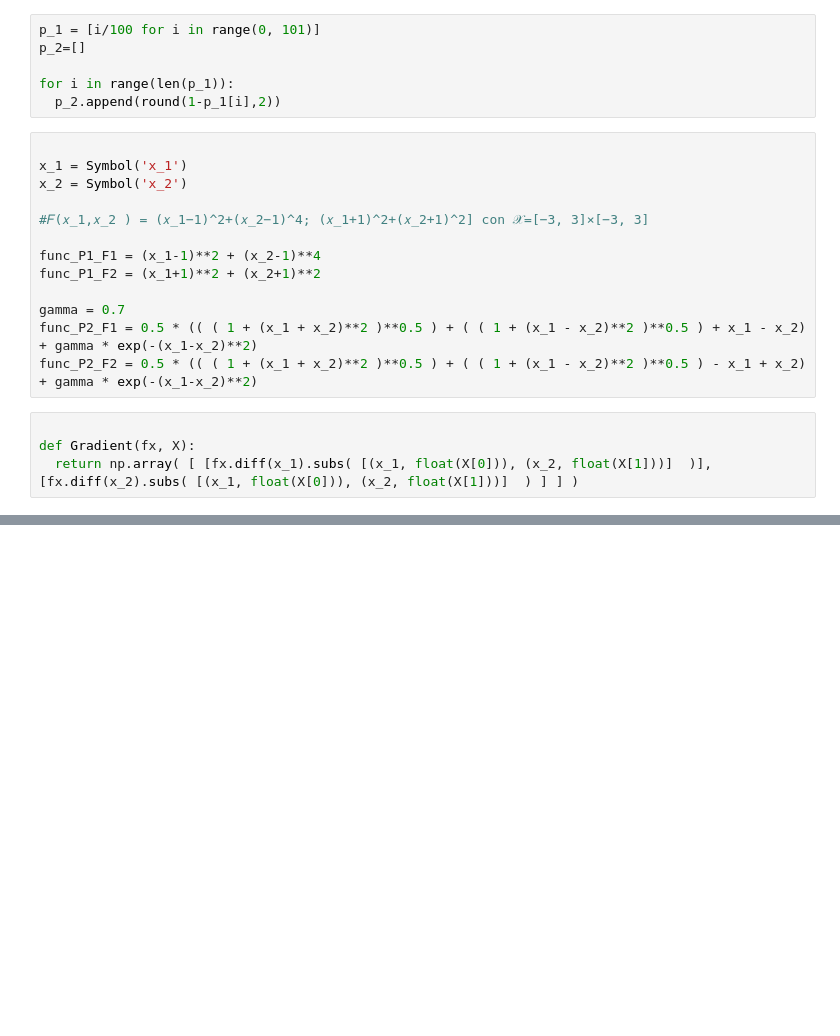
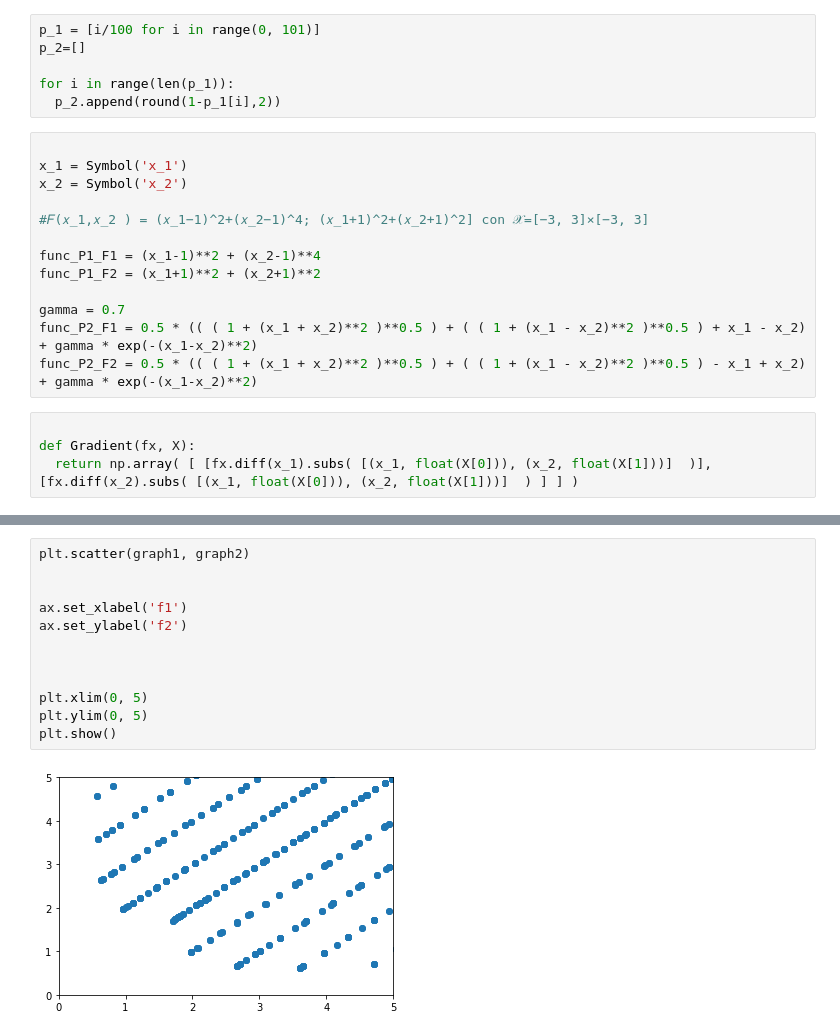
Before and after one commit to DonRoboto/MOO_v1, a Jupyter notebook: T2_P2_P3_DESC_version1.ipynb, the cells around one changed output, grey strips where cells are left out. Cells and saved outputs as stored; diff of their text form; blank space fills up the shorter version.

```diff
--- a/T2_P2_P3_DESC_version1.ipynb
+++ b/T2_P2_P3_DESC_version1.ipynb
@@ -211,0 +216,14 @@ plt.show()
+# %%
+plt.scatter(graph1, graph2)
+
+
+ax.set_xlabel('f1')
+ax.set_ylabel('f2')
+
+
+
+plt.xlim(0, 5)
+plt.ylim(0, 5)
+plt.show()
+# %% [output]
+[figure, added]
```
Also changed, not shown: parts of 2 cells of this notebook.
